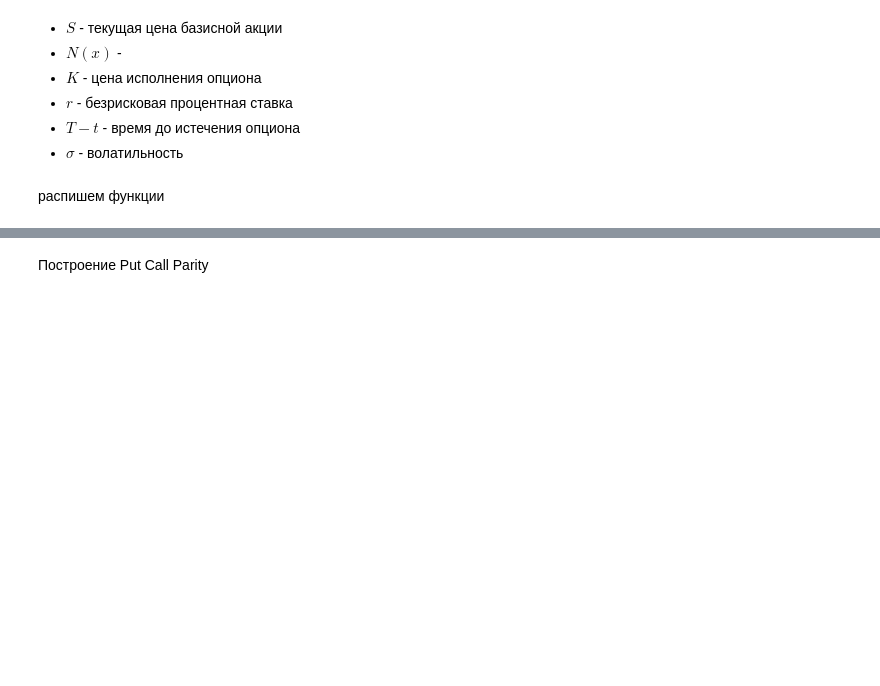
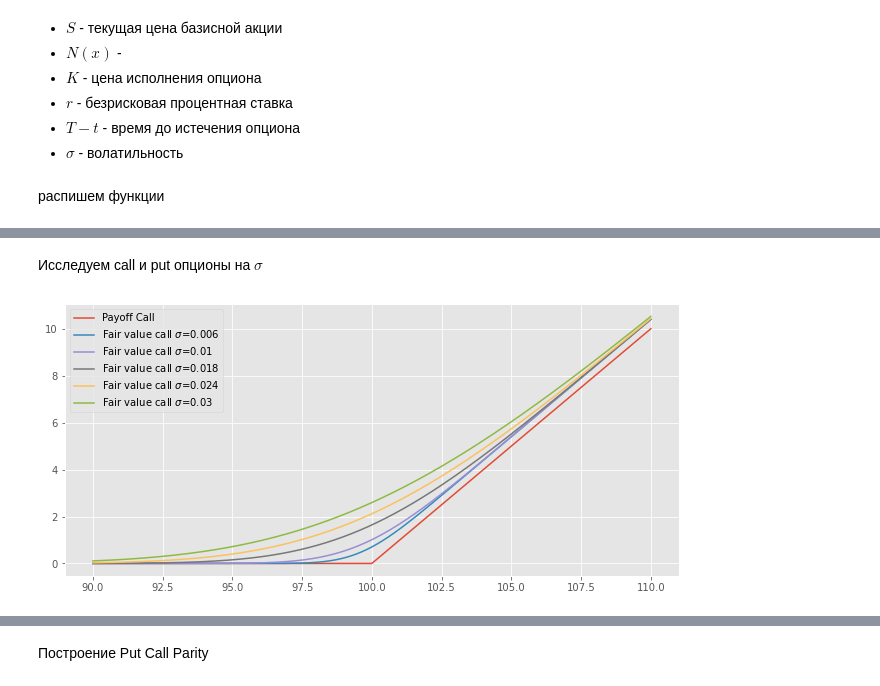
Before and after one commit to CyberCheshir/FinMath, a Jupyter notebook: Лабораторная 2.ipynb, the cells around one changed output, grey strips where cells are left out. Saved outputs shown, nothing was run; the diff lists cells and outputs as text; code cells hidden in the pictures; blank space fills up the shorter version.

```diff
--- a/Лабораторная 2.ipynb
+++ b/Лабораторная 2.ipynb
@@ -214,0 +234,16 @@ draw_graphics()
+# %% [markdown]
+Исследуем сall и put опционы на $\sigma$
+# %%
+def sigma_dif_show():
+    """Различные значения дисперсии"""
+    sigma = [0.006,0.01,0.018,0.024,0.03]
+    plt.figure(figsize=(11, 5))
+    plt.plot(interval, payoff_call_arr, label='Payoff Call')
+    for i in sigma:
+        fair_call_arr = [fair_value_call(s,sigma=i) for s in interval]
+        plt.plot(interval, fair_call_arr, label=f'Fair value call $\sigma$={i}')
+    plt.legend(loc='best')
+    plt.show()
+sigma_dif_show()
+# %% [output]
+[figure, added]
```
Also changed, not shown: parts of 14 cells of this notebook.
